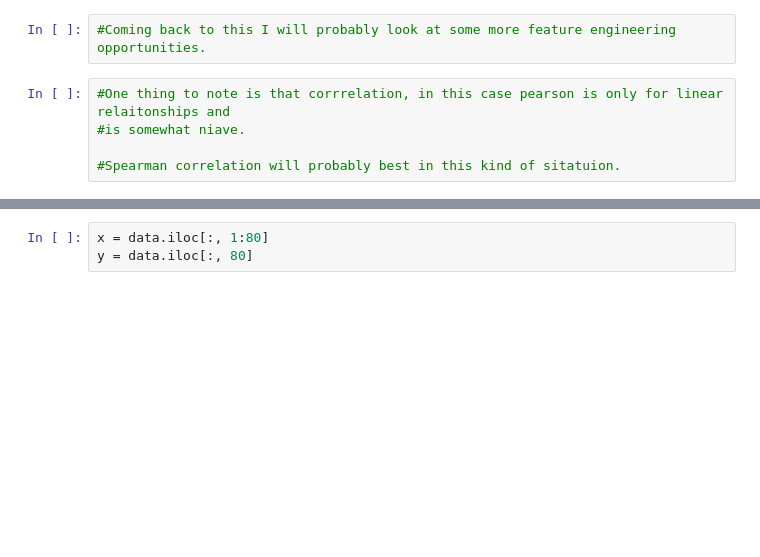
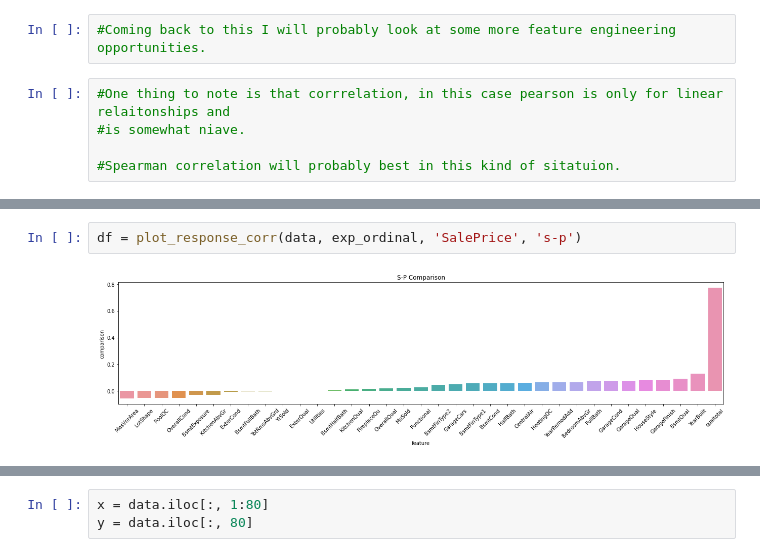
Before and after one commit to MilesJoseph/Boston_Housing, a Jupyter notebook: Data_Exploration.ipynb, the cells around one changed output, grey strips where cells are left out. Saved outputs shown, nothing was run; the diff lists cells and outputs as text; blank space fills up the shorter version.

```diff
--- a/Data_Exploration.ipynb
+++ b/Data_Exploration.ipynb
@@ -715,0 +751,4 @@ plt.show()
+# %%
+df = plot_response_corr(data, exp_ordinal, 'SalePrice', 's-p')
+# %% [output]
+[figure, added]
```
Also changed, not shown: parts of 21 cells of this notebook.
